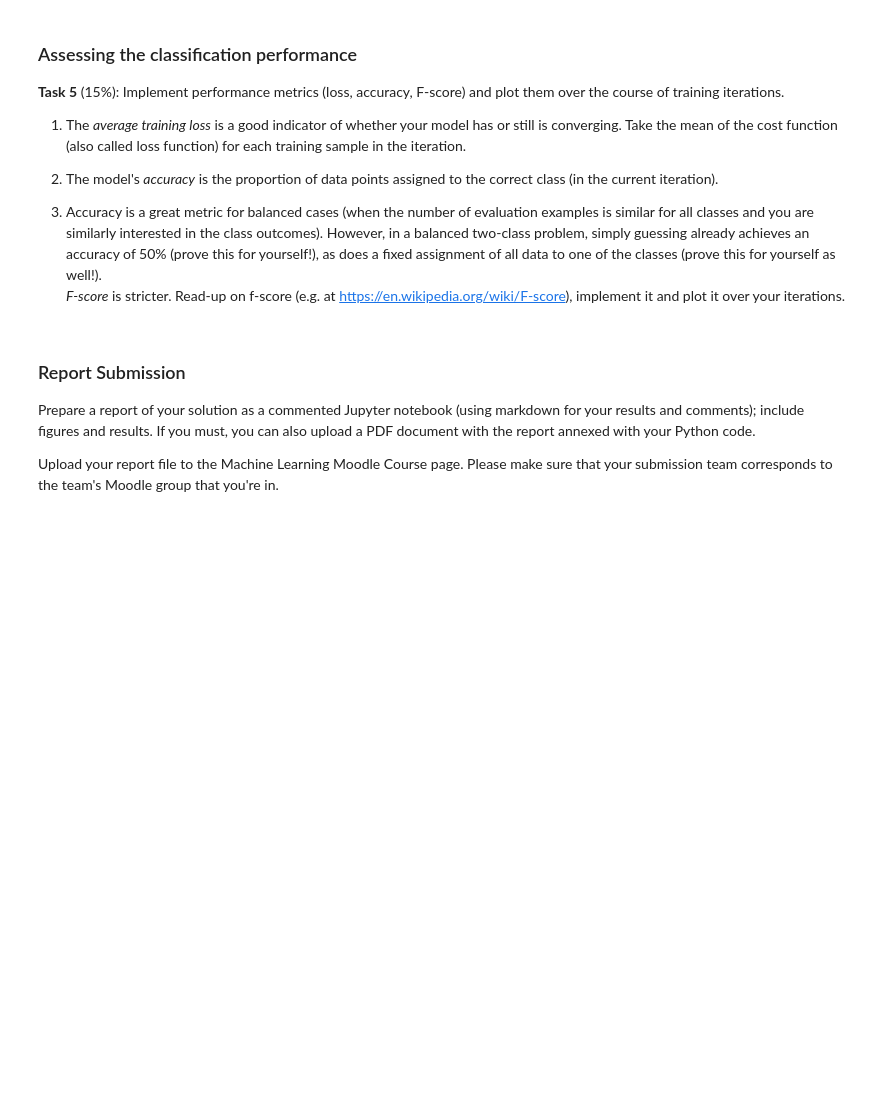
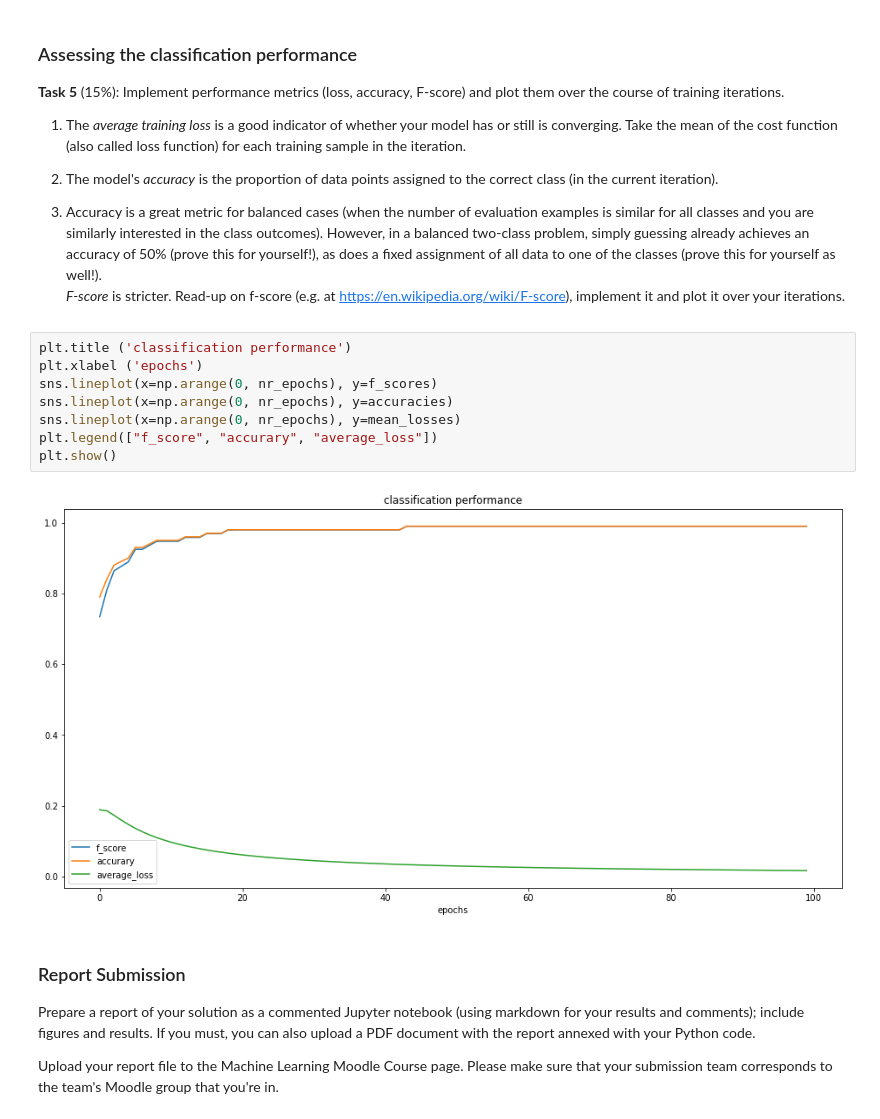
Before and after one commit to MzudemO/ml-ss2021, a Jupyter notebook: Assignment 2/exercise_2_LogisticRegression_sheet.ipynb, the cells around one changed output. Drawn from its saved outputs; the diff is of its cells as text; blank space fills up the shorter version.

```diff
--- a/Assignment 2/exercise_2_LogisticRegression_sheet.ipynb
+++ b/Assignment 2/exercise_2_LogisticRegression_sheet.ipynb
@@ -209,6 +201,16 @@ plt.show()
 
 3. Accuracy is a great metric for balanced cases (when the number of evaluation examples is similar for all classes and you are similarly interested in the class outcomes). However, in a balanced two-class problem, simply guessing already achieves an accuracy of 50% (prove this for yourself!), as does a fixed assignment of all data to one of the classes (prove this for yourself as well!). <br>
 *F-score* is stricter. Read-up on f-score (e.g. at https://en.wikipedia.org/wiki/F-score), implement it and plot it over your iterations.
+# %%
+plt.title ('classification performance')
+plt.xlabel ('epochs')
+sns.lineplot(x=np.arange(0, nr_epochs), y=f_scores)
+sns.lineplot(x=np.arange(0, nr_epochs), y=accuracies)
+sns.lineplot(x=np.arange(0, nr_epochs), y=mean_losses)
+plt.legend(["f_score", "accurary", "average_loss"])
+plt.show()
+# %% [output]
+[figure, added]
 # %% [markdown]
 ### Report Submission
 
```
Also changed, not shown: parts of 7 cells of this notebook.
